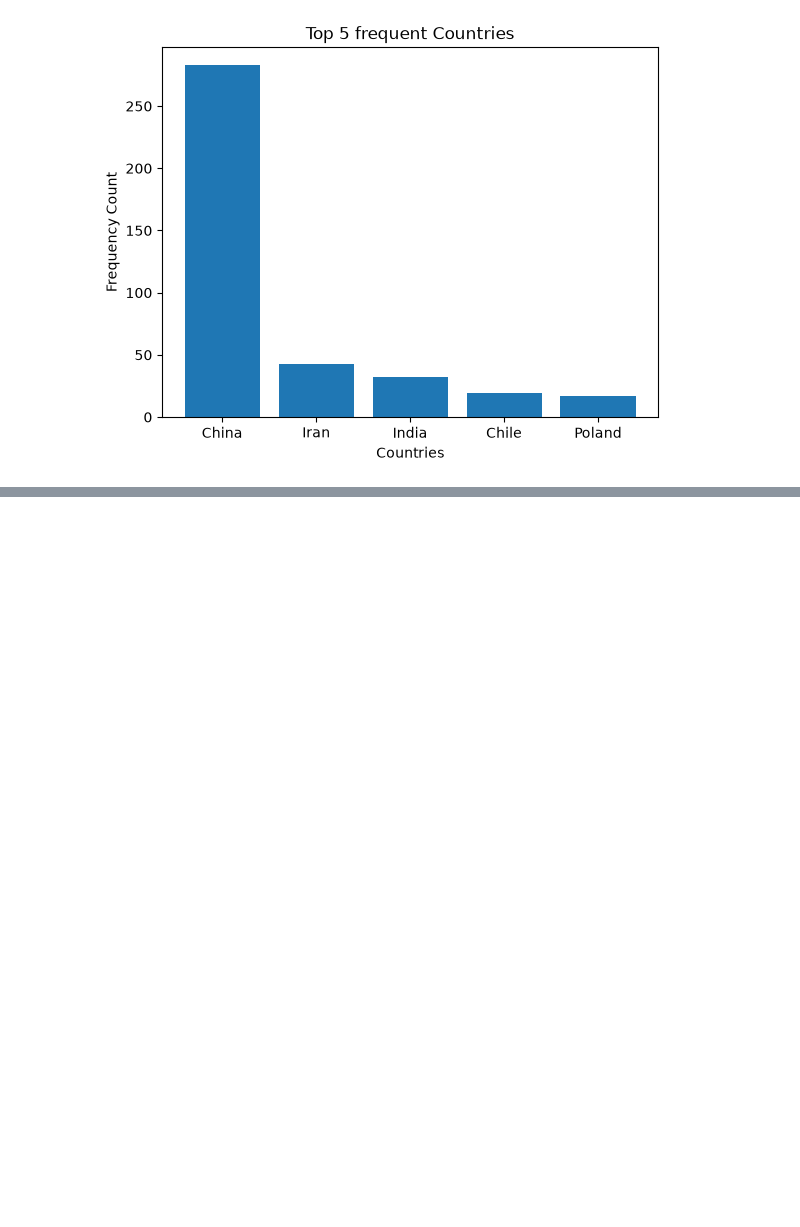
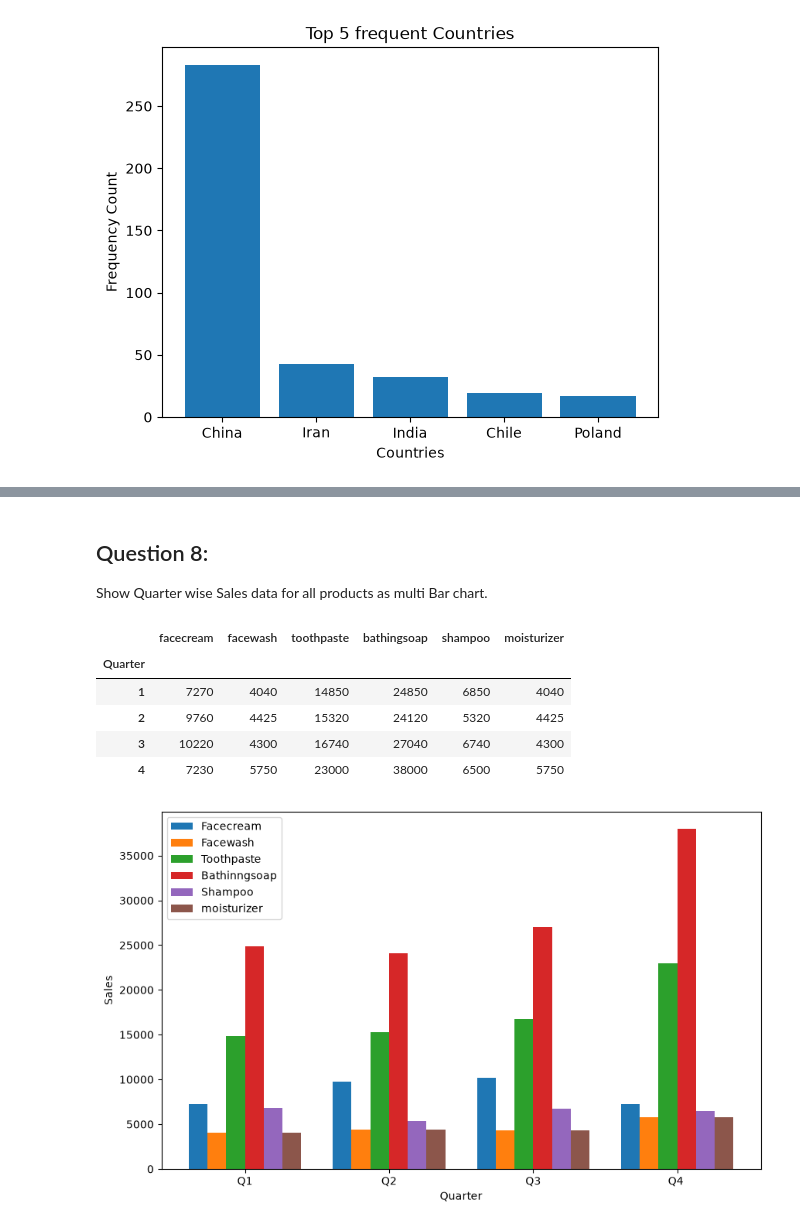
Before and after one commit to muhammad-saad-2006/ai-learning, a Jupyter notebook: week1/matplot-practice.ipynb, the cells around one changed output, grey strips where cells are left out. Cells and saved outputs as stored; diff of their text form; code cells hidden in the pictures; blank space fills up the shorter version.

```diff
--- a/week1/matplot-practice.ipynb
+++ b/week1/matplot-practice.ipynb
@@ -94,0 +145,41 @@ plt.show()
+# %% [markdown]
+## Question 8:
+Show Quarter wise Sales data for all products as multi Bar chart.
+# %%
+df['Quarter'] = (df['month_number'] - 1) // 3 + 1
+
+
+quarter_sales = df.groupby('Quarter')[[
+    'facecream',
+    'facewash',
+    'toothpaste',
+    'bathingsoap',
+    'shampoo',
+    'moisturizer'
+]].sum()
+
+display(quarter_sales)
+width = 0.13
+x = np.arange(len(quarter_sales.index))
+
+plt.figure(figsize=(10, 6))
+plt.bar(x - 2.5 * width, quarter_sales['facecream'], width, label='Facecream')
+plt.bar(x - 1.5 * width, quarter_sales['facewash'], width, label='Facewash')
+plt.bar(x - 0.5 * width, quarter_sales['toothpaste'], width, label='Toothpaste')
+plt.bar(x + 0.5 * width, quarter_sales['bathingsoap'], width, label='Bathinngsoap')
+plt.bar(x + 1.5 * width, quarter_sales['shampoo'], width, label='Shampoo')
+plt.bar(x + 2.5 * width, quarter_sales['moisturizer'], width, label='moisturizer')
+plt.xlabel("Quarter")
+plt.ylabel("Sales")
+plt.xticks(x, labels=['Q1', 'Q2', 'Q3', 'Q4 '])
+plt.legend()
+
+plt.show()
+# %% [output]
+|  | facecream | facewash | toothpaste | bathingsoap | shampoo | moisturizer |
+| Quarter |  |  |  |  |  |  |
+| 1 | 7270 | 4040 | 14850 | 24850 | 6850 | 4040 |
+| 2 | 9760 | 4425 | 15320 | 24120 | 5320 | 4425 |
+| 3 | 10220 | 4300 | 16740 | 27040 | 6740 | 4300 |
+| 4 | 7230 | 5750 | 23000 | 38000 | 6500 | 5750 |
+[figure, added]
```
Also changed, not shown: parts of 5 cells of this notebook, 1 other file.
